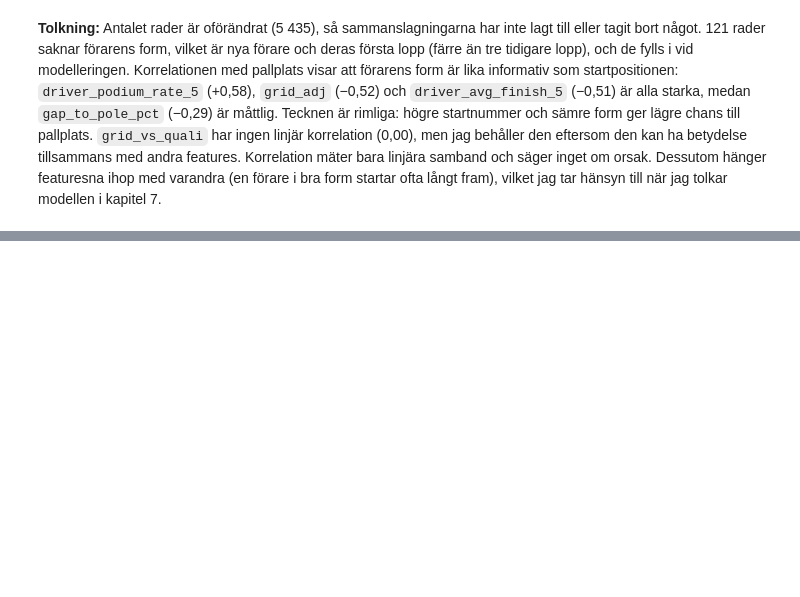
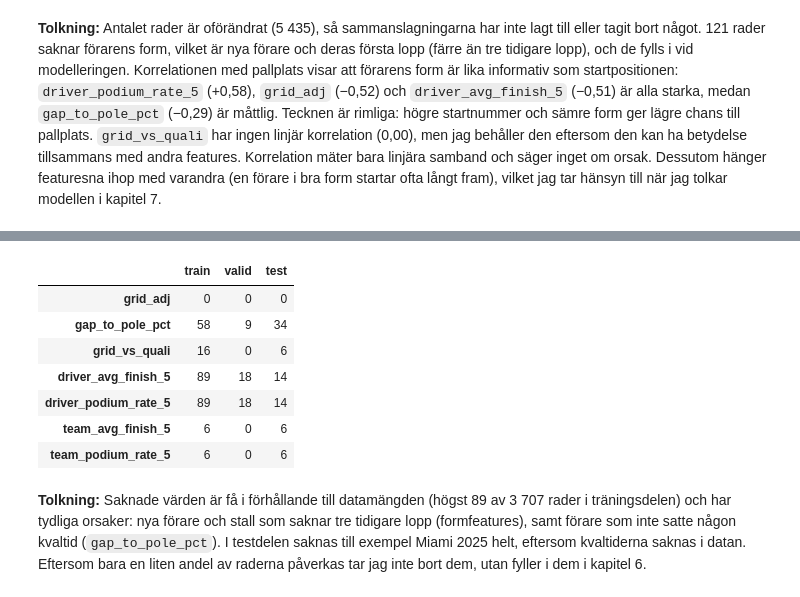
Before and after one commit to felixalfred/f1-podium-prediction, a Jupyter notebook: notebooks/f1_podium_prediction.ipynb, the cells around one changed output, grey strips where cells are left out. Cells and saved outputs as stored; diff of their text form; code cells hidden in the pictures; blank space fills up the shorter version.

```diff
--- a/notebooks/f1_podium_prediction.ipynb
+++ b/notebooks/f1_podium_prediction.ipynb
@@ -806,0 +936,15 @@ plt.show()
+# %%
+# Dela upp efter säsong
+train = df[df["year"] <= 2022]
+valid = df[df["year"].between(2023, 2024)]
+test = df[df["year"] >= 2025]
+
+for name, part in [("train", train), ("valid", valid), ("test", test)]:
+    print(f"{name:<6}{len(part):>6} rader {part['raceId'].nunique():>4} lopp  "
+          f"säsonger {part['year'].min()}-{part['year'].max()}  "
+          f"andel pallplats {part['podium'].mean():.1%}")
+
+# Indata (X) och målvariabel (y) för varje del
+X_train, y_train = train[features], train["podium"]
+X_valid, y_valid = valid[features], valid["podium"]
+X_test, y_test = test[features], test["podium"]
@@ -806,0 +961,18 @@ plt.show()
+# %%
+# Antal saknade värden per feature och del
+pd.DataFrame({
+    "train": X_train.isna().sum(),
+    "valid": X_valid.isna().sum(),
+    "test": X_test.isna().sum(),
+})
+# %% [output]
+|  | train | valid | test |
+| grid_adj | 0 | 0 | 0 |
+| gap_to_pole_pct | 58 | 9 | 34 |
+| grid_vs_quali | 16 | 0 | 6 |
+| driver_avg_finish_5 | 89 | 18 | 14 |
+| driver_podium_rate_5 | 89 | 18 | 14 |
+| team_avg_finish_5 | 6 | 0 | 6 |
+| team_podium_rate_5 | 6 | 0 | 6 |
+# %% [markdown]
+**Tolkning:** Saknade värden är få i förhållande till datamängden (högst 89 av 3 707 rader i träningsdelen) och har tydliga orsaker: nya förare och stall som saknar tre tidigare lopp (formfeatures), samt förare som inte satte någon kvaltid (`gap_to_pole_pct`). I testdelen saknas till exempel Miami 2025 helt, eftersom kvaltiderna saknas i datan. Eftersom bara en liten andel av raderna påverkas tar jag inte bort dem, utan fyller i dem i kapitel 6.
```
Also changed, not shown: parts of 13 cells of this notebook.
